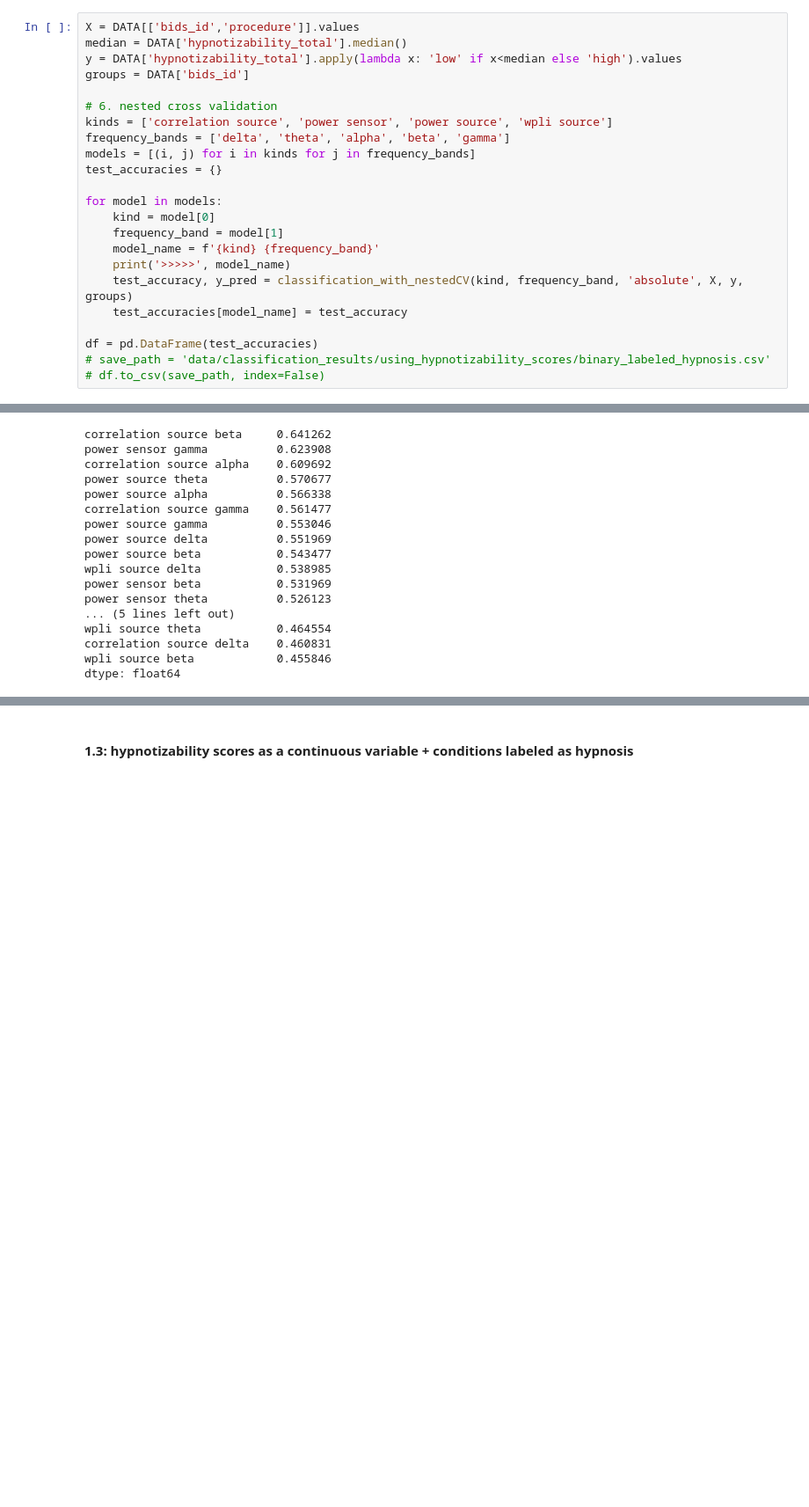
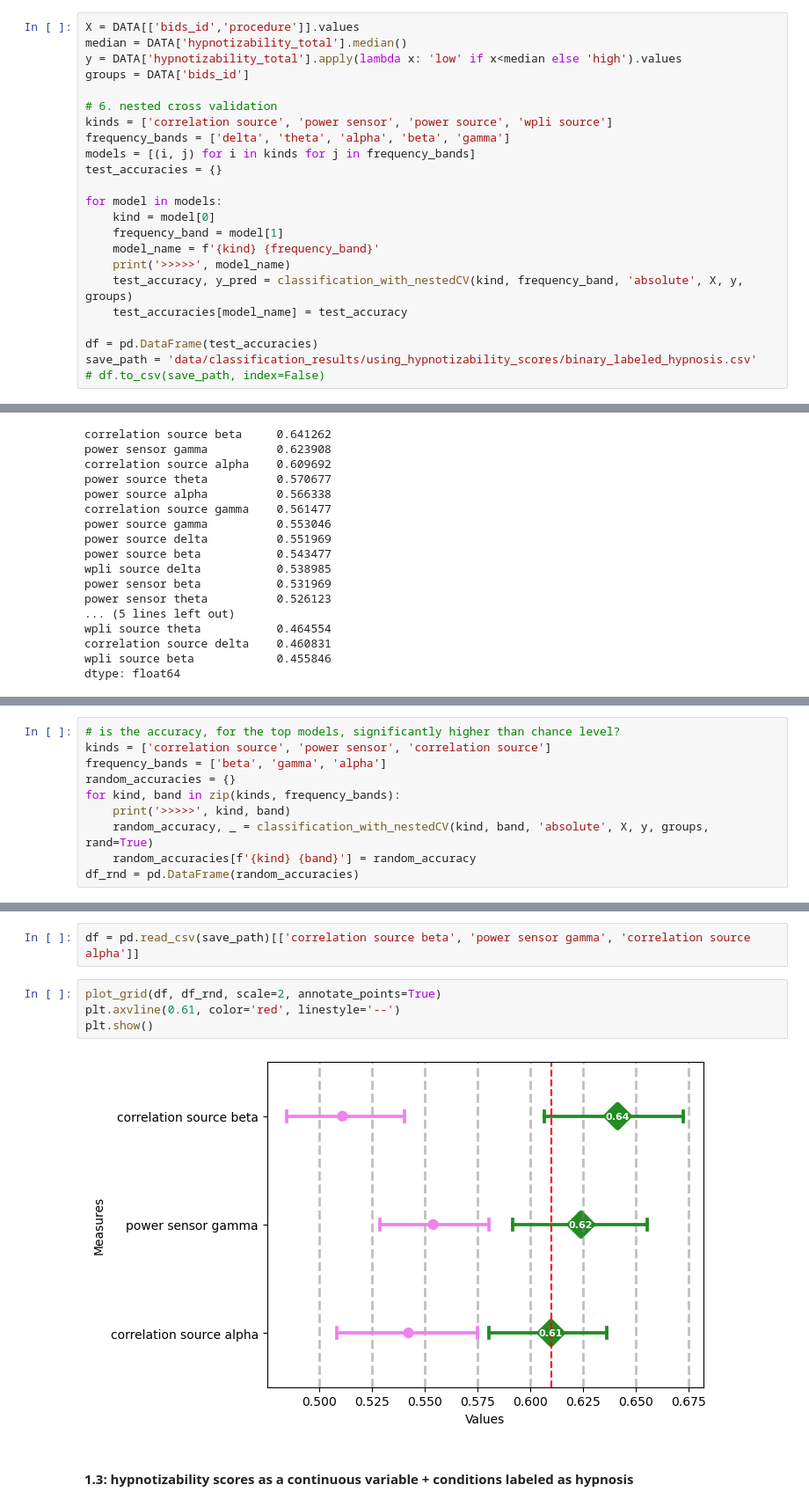
Before and after one commit to Yeganehfrh/SugNet, a Jupyter notebook: notebooks/archived/Respons to Reviewers.ipynb, the cells around one changed output, grey strips where cells are left out. Shown at 88% size. Drawn from its saved outputs; the diff is of its cells as text; blank space fills up the shorter version.

Commit message:
plot the results of the significancy test. where hypnotizability scores were used in the predictive model.

```diff
--- a/notebooks/archived/Respons to Reviewers.ipynb
+++ b/notebooks/archived/Respons to Reviewers.ipynb
@@ -301,7 +306,7 @@ for model in models:
     test_accuracies[model_name] = test_accuracy
 
 df = pd.DataFrame(test_accuracies)
-# save_path = 'data/classification_results/using_hypnotizability_scores/binary_labeled_hypnosis.csv'
+save_path = 'data/classification_results/using_hypnotizability_scores/binary_labeled_hypnosis.csv'
 # df.to_csv(save_path, index=False)
 # %%
 # chance level
@@ -335,0 +339,10 @@ dtype: float64
+# %%
+# is the accuracy, for the top models, significantly higher than chance level?
+kinds = ['correlation source', 'power sensor', 'correlation source']
+frequency_bands = ['beta', 'gamma', 'alpha']
+random_accuracies = {}
+for kind, band in zip(kinds, frequency_bands):
+    print('>>>>>', kind, band)
+    random_accuracy, _ = classification_with_nestedCV(kind, band, 'absolute', X, y, groups, rand=True)
+    random_accuracies[f'{kind} {band}'] = random_accuracy
+df_rnd = pd.DataFrame(random_accuracies)
@@ -336,3 +353,11 @@ dtype: float64
+# %%
+df = pd.read_csv(save_path)[['correlation source beta', 'power sensor gamma', 'correlation source alpha']]
+# %%
+plot_grid(df, df_rnd, scale=2, annotate_points=True)
+plt.axvline(0.61, color='red', linestyle='--')
+plt.show()
+# %% [output]
+[figure, added]
 # %% [markdown]
 #### 1.3: hypnotizability scores as a continuous variable + conditions labeled as hypnosis
 # %%
```
Also changed, not shown: parts of 4 cells of this notebook.
